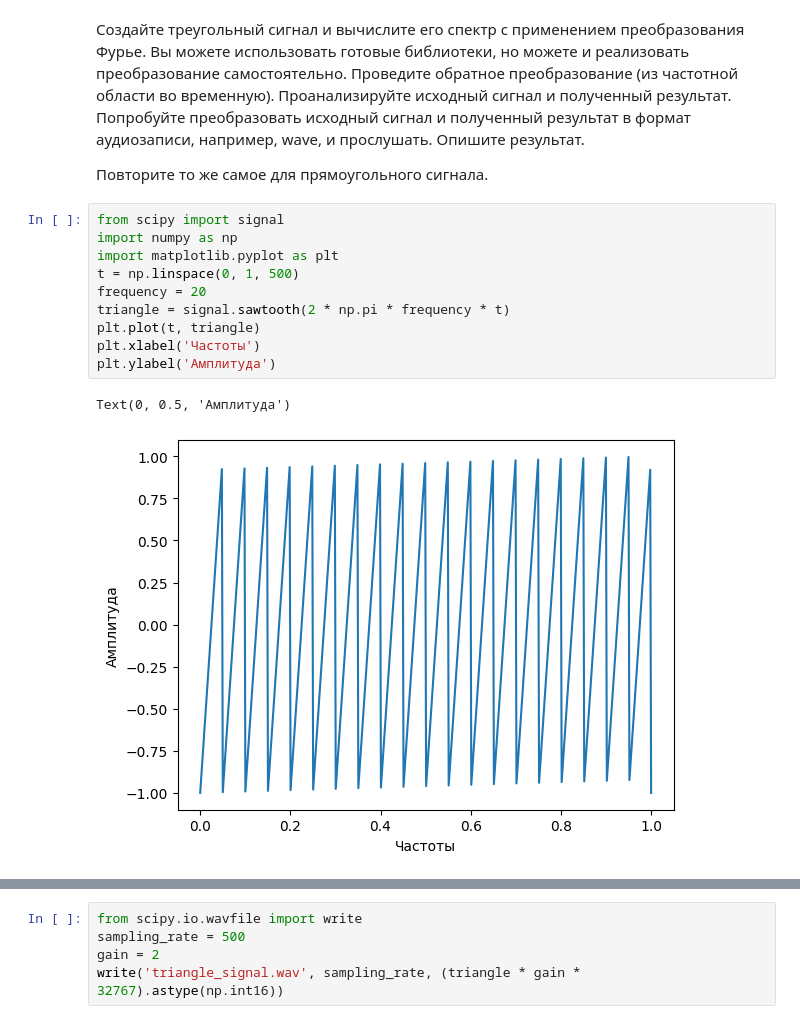
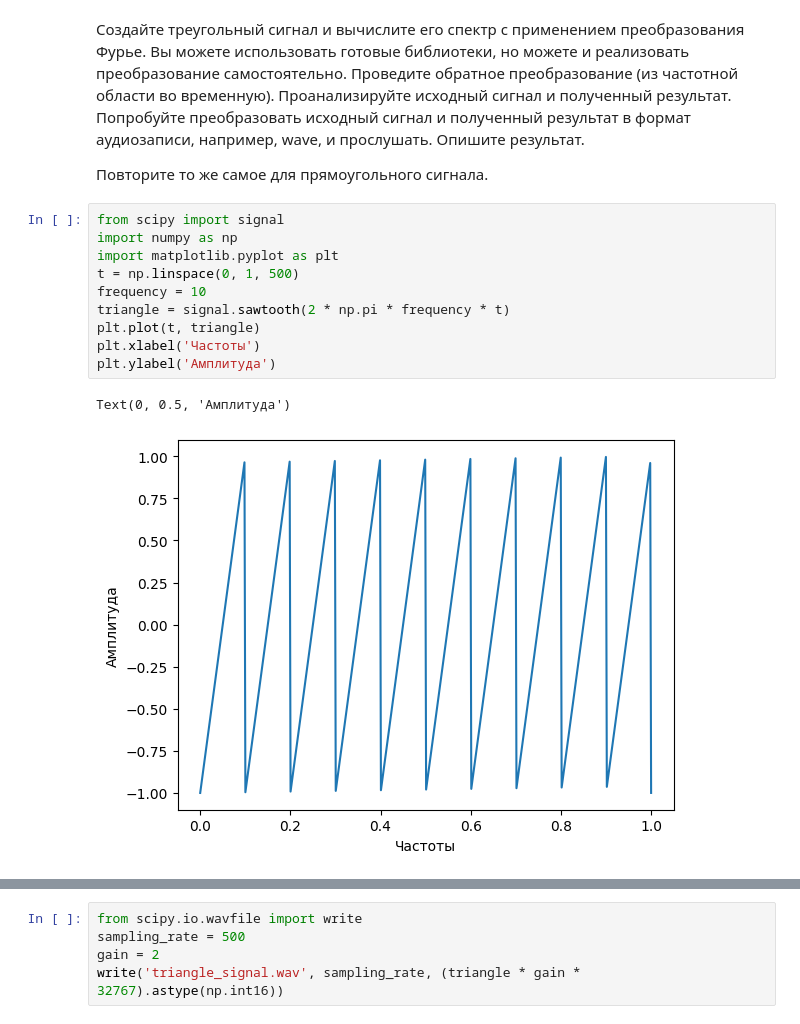
Before and after one commit to bitkyoto/shulz, a Jupyter notebook: Практическая 2.ipynb, the cells around one changed output, grey strips where cells are left out. Cells and saved outputs as stored; diff of their text form.

```diff
--- a/Практическая 2.ipynb
+++ b/Практическая 2.ipynb
@@ -8,16 +8,16 @@
 # %%
 from scipy import signal
 import numpy as np
 import matplotlib.pyplot as plt
 t = np.linspace(0, 1, 500)
-frequency = 20
+frequency = 10
 triangle = signal.sawtooth(2 * np.pi * frequency * t)
 plt.plot(t, triangle)
 plt.xlabel('Частоты')
 plt.ylabel('Амплитуда')
 # %% [output]
 Text(0, 0.5, 'Амплитуда')
-[figure, old version]
+[figure, new version]
 # %%
 from scipy.fft import fft, ifft, fftfreq
 fft_result = fft(triangle)
```
Also changed, not shown: parts of 7 cells of this notebook, 1 other file.
